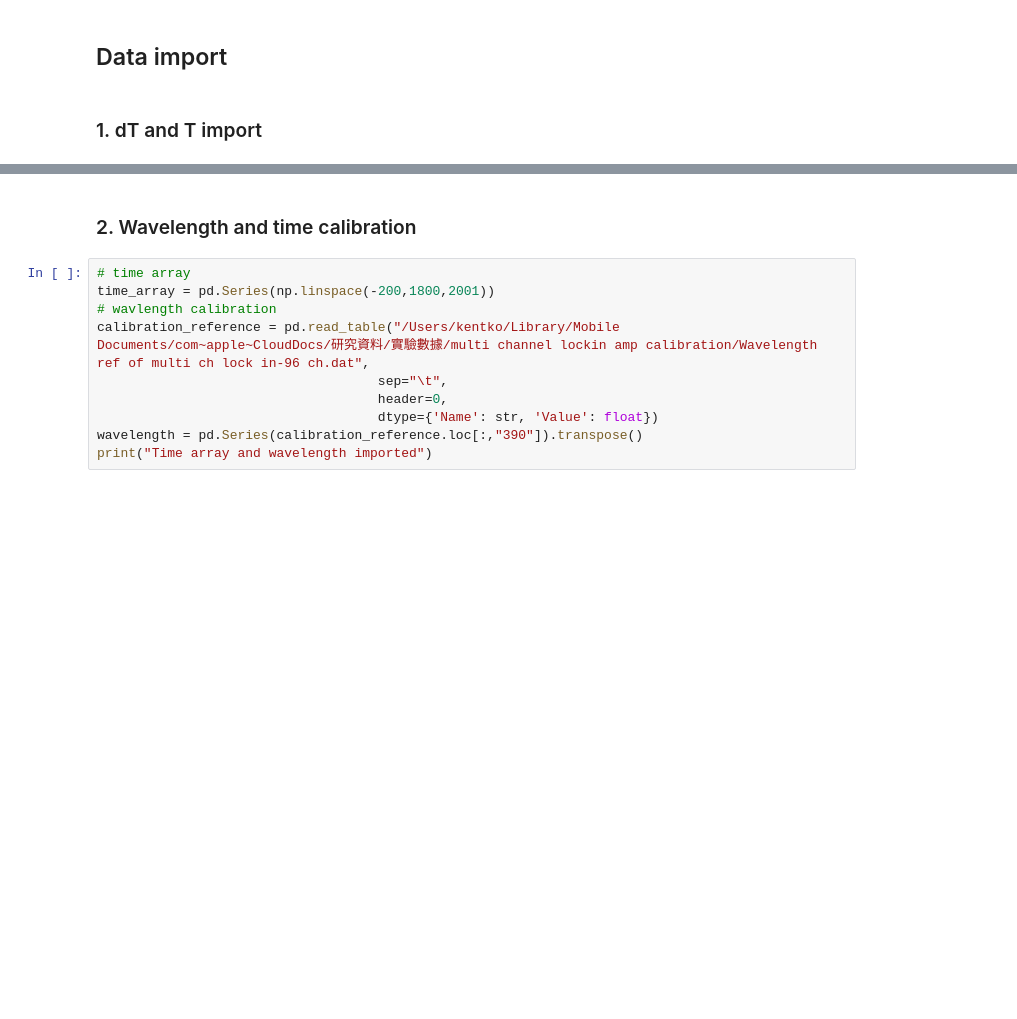
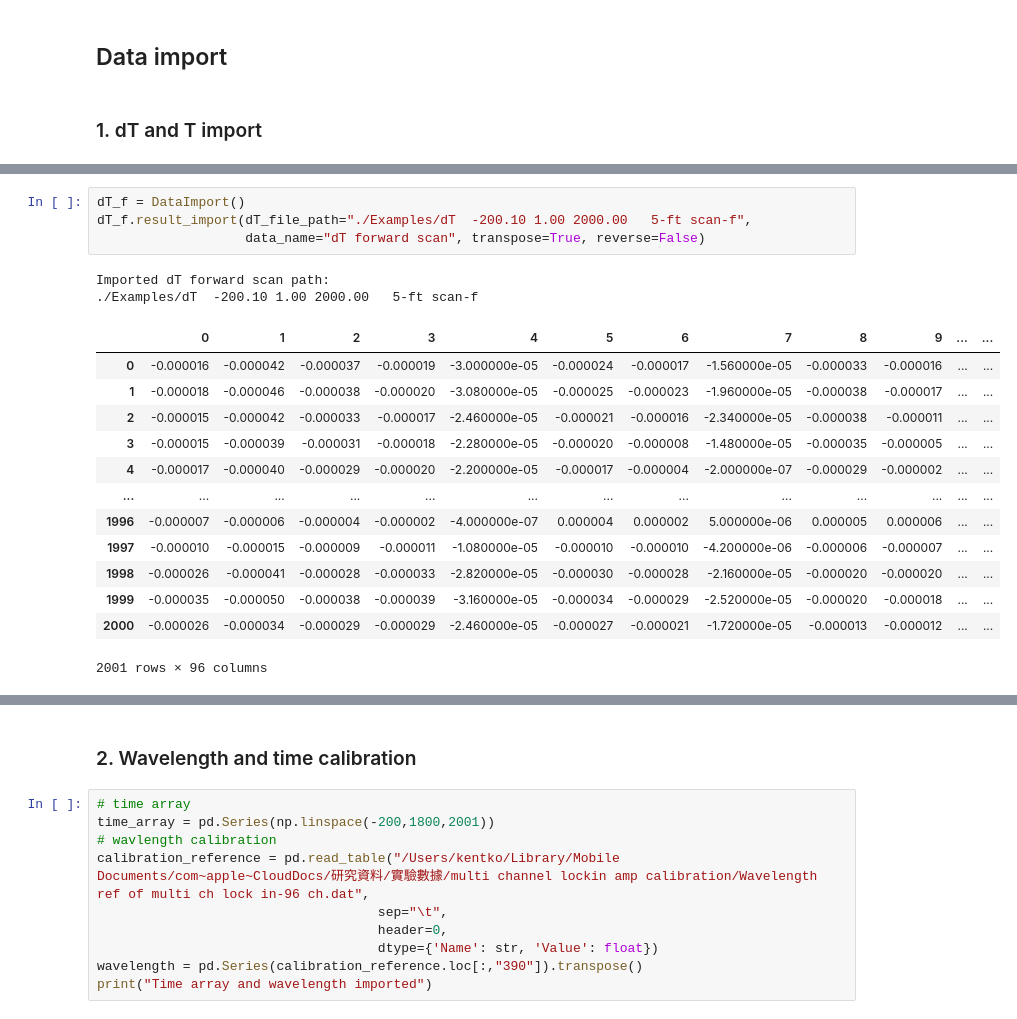
Before and after one commit to YingKuanKo/Time-resolved-spectroscopy-analysis-, a Jupyter notebook: DMSO(20220415) .ipynb, the cells around one changed output, grey strips where cells are left out. Cells and saved outputs as stored; diff of their text form; blank space fills up the shorter version.

```diff
--- a/DMSO(20220415) .ipynb
+++ b/DMSO(20220415) .ipynb
@@ -87,0 +87,20 @@ Imported T path:
+# %%
+dT_f = DataImport()
+dT_f.result_import(dT_file_path="./Examples/dT  -200.10 1.00 2000.00   5-ft scan-f",
+                   data_name="dT forward scan", transpose=True, reverse=False)
+# %% [output]
+Imported dT forward scan path:
+./Examples/dT  -200.10 1.00 2000.00   5-ft scan-f
+|  | 0 | 1 | 2 | 3 | 4 | 5 | 6 | 7 | 8 | 9 | ... | ... |
+| 0 | -0.000016 | -0.000042 | -0.000037 | -0.000019 | -3.000000e-05 | -0.000024 | -0.000017 | -1.560000e-05 | -0.000033 | -0.000016 | ... | ... |
+| 1 | -0.000018 | -0.000046 | -0.000038 | -0.000020 | -3.080000e-05 | -0.000025 | -0.000023 | -1.960000e-05 | -0.000038 | -0.000017 | ... | ... |
+| 2 | -0.000015 | -0.000042 | -0.000033 | -0.000017 | -2.460000e-05 | -0.000021 | -0.000016 | -2.340000e-05 | -0.000038 | -0.000011 | ... | ... |
+| 3 | -0.000015 | -0.000039 | -0.000031 | -0.000018 | -2.280000e-05 | -0.000020 | -0.000008 | -1.480000e-05 | -0.000035 | -0.000005 | ... | ... |
+| 4 | -0.000017 | -0.000040 | -0.000029 | -0.000020 | -2.200000e-05 | -0.000017 | -0.000004 | -2.000000e-07 | -0.000029 | -0.000002 | ... | ... |
+| ... | ... | ... | ... | ... | ... | ... | ... | ... | ... | ... | ... | ... |
+| 1996 | -0.000007 | -0.000006 | -0.000004 | -0.000002 | -4.000000e-07 | 0.000004 | 0.000002 | 5.000000e-06 | 0.000005 | 0.000006 | ... | ... |
+| 1997 | -0.000010 | -0.000015 | -0.000009 | -0.000011 | -1.080000e-05 | -0.000010 | -0.000010 | -4.200000e-06 | -0.000006 | -0.000007 | ... | ... |
+| 1998 | -0.000026 | -0.000041 | -0.000028 | -0.000033 | -2.820000e-05 | -0.000030 | -0.000028 | -2.160000e-05 | -0.000020 | -0.000020 | ... | ... |
+| 1999 | -0.000035 | -0.000050 | -0.000038 | -0.000039 | -3.160000e-05 | -0.000034 | -0.000029 | -2.520000e-05 | -0.000020 | -0.000018 | ... | ... |
+| 2000 | -0.000026 | -0.000034 | -0.000029 | -0.000029 | -2.460000e-05 | -0.000027 | -0.000021 | -1.720000e-05 | -0.000013 | -0.000012 | ... | ... |
+2001 rows × 96 columns
```
Also changed, not shown: parts of 15 cells of this notebook.
